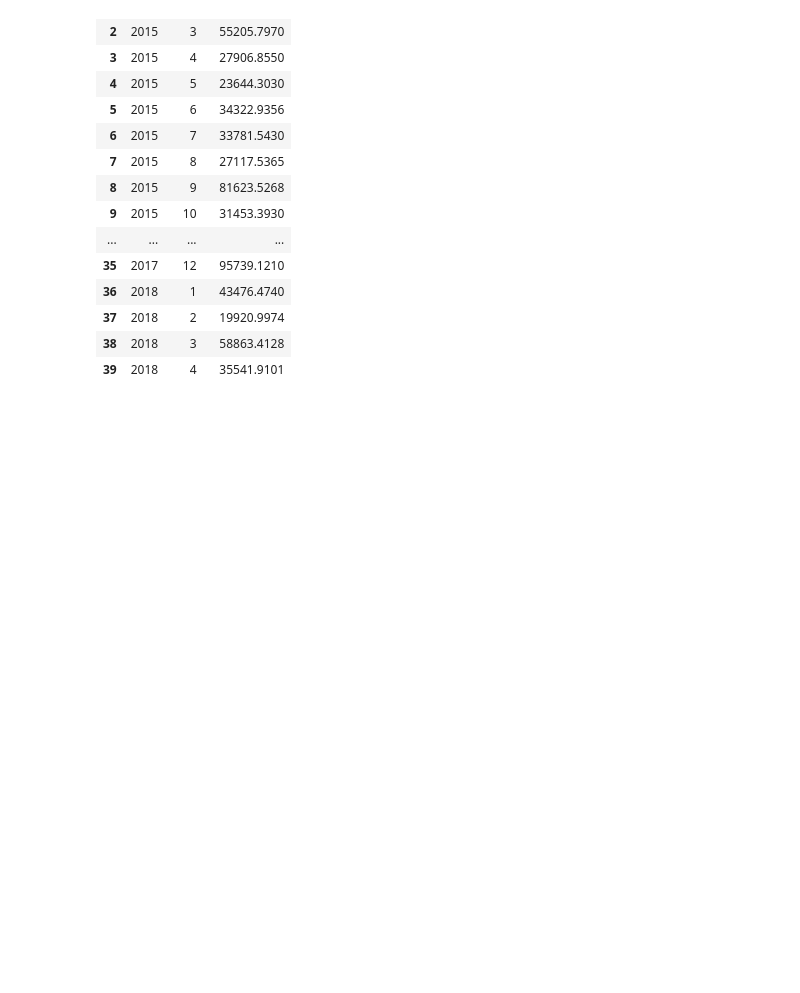
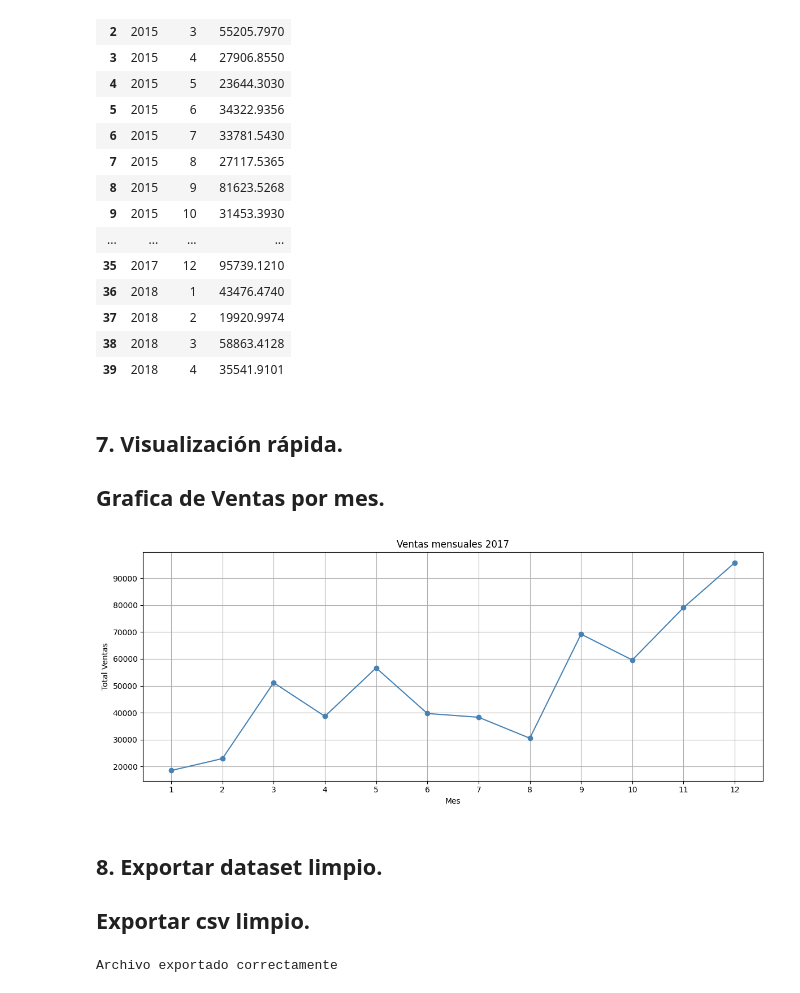
Before and after one commit to Molasmolon/-Dashboard-de-ventas, a Jupyter notebook: notebooks/limpieza.ipynb, the cells around one changed output. Saved outputs shown, nothing was run; the diff lists cells and outputs as text; code cells hidden in the pictures; blank space fills up the shorter version.

Commit message:
Prueba de visualizacion de ventas por mes y exportacion de el dataset limpio.

```diff
--- a/notebooks/limpieza.ipynb
+++ b/notebooks/limpieza.ipynb
@@ -131,3 +143,28 @@ ventas_por_mes.head(40)
 | 37 | 2018 | 2 | 19920.9974 |
 | 38 | 2018 | 3 | 58863.4128 |
 | 39 | 2018 | 4 | 35541.9101 |
+# %% [markdown]
+## 7. Visualización rápida.
+## Grafica de Ventas por mes.
+# %%
+ventas_2017 = ventas_por_mes[ventas_por_mes['Año'] == 2017]
+
+plt.figure(figsize=(12, 5))
+plt.plot(ventas_2017['Mes'], ventas_2017['Total Ventas'], marker='o', color='steelblue')
+plt.title('Ventas mensuales 2017')
+plt.xlabel('Mes')
+plt.ylabel('Total Ventas')
+plt.xticks(range(1, 13))
+plt.grid(True)
+plt.tight_layout()
+plt.show()
+# %% [output]
+[figure, added]
+# %% [markdown]
+## 8. Exportar dataset limpio.
+## Exportar csv limpio.
+# %%
+df.to_csv('../output/ventas_limpio.csv', index=False)
+print("Archivo exportado correctamente")
+# %% [output]
+Archivo exportado correctamente
```
Also changed, not shown: parts of 1 cell of this notebook, 1 other file.
